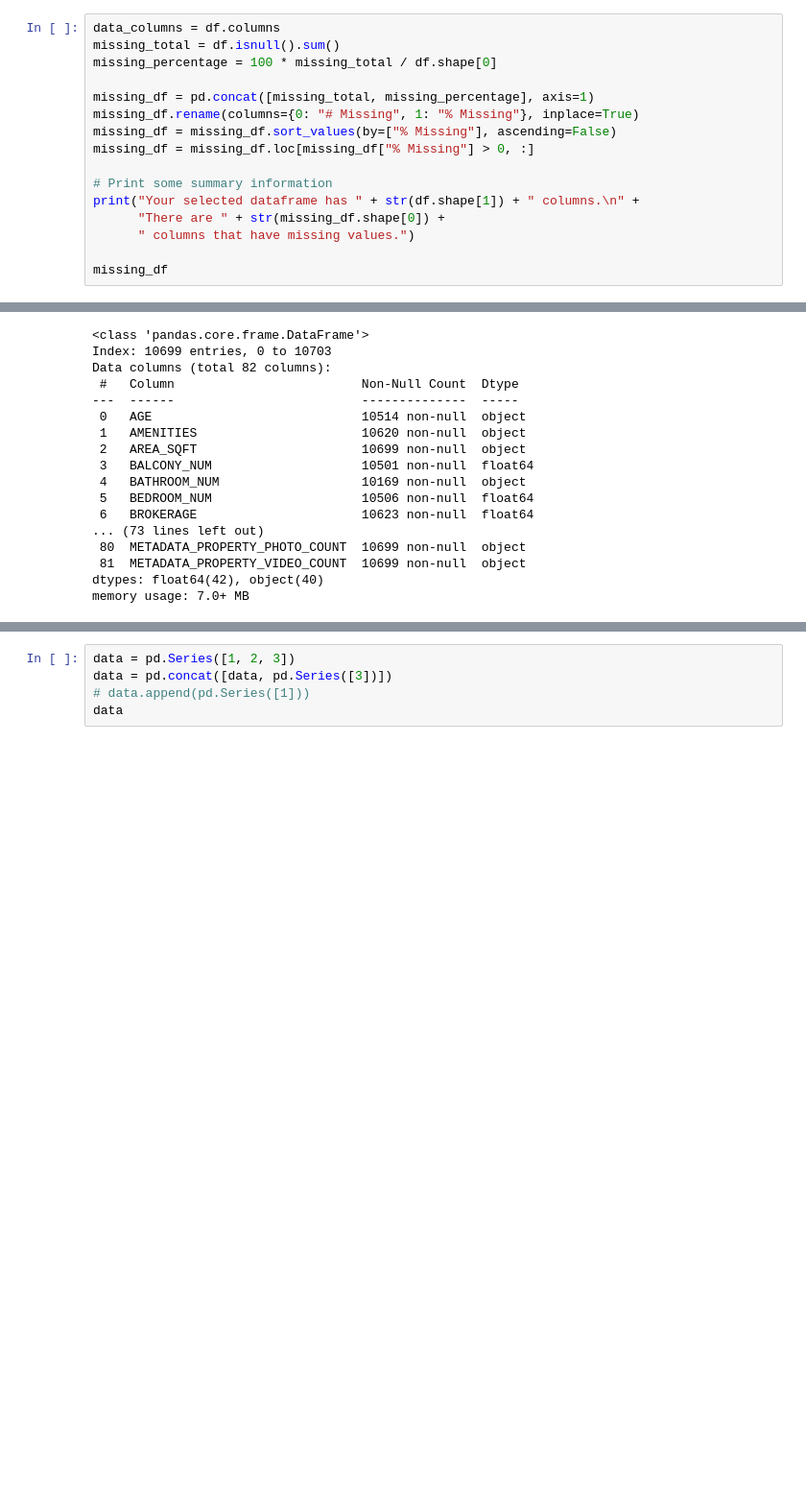
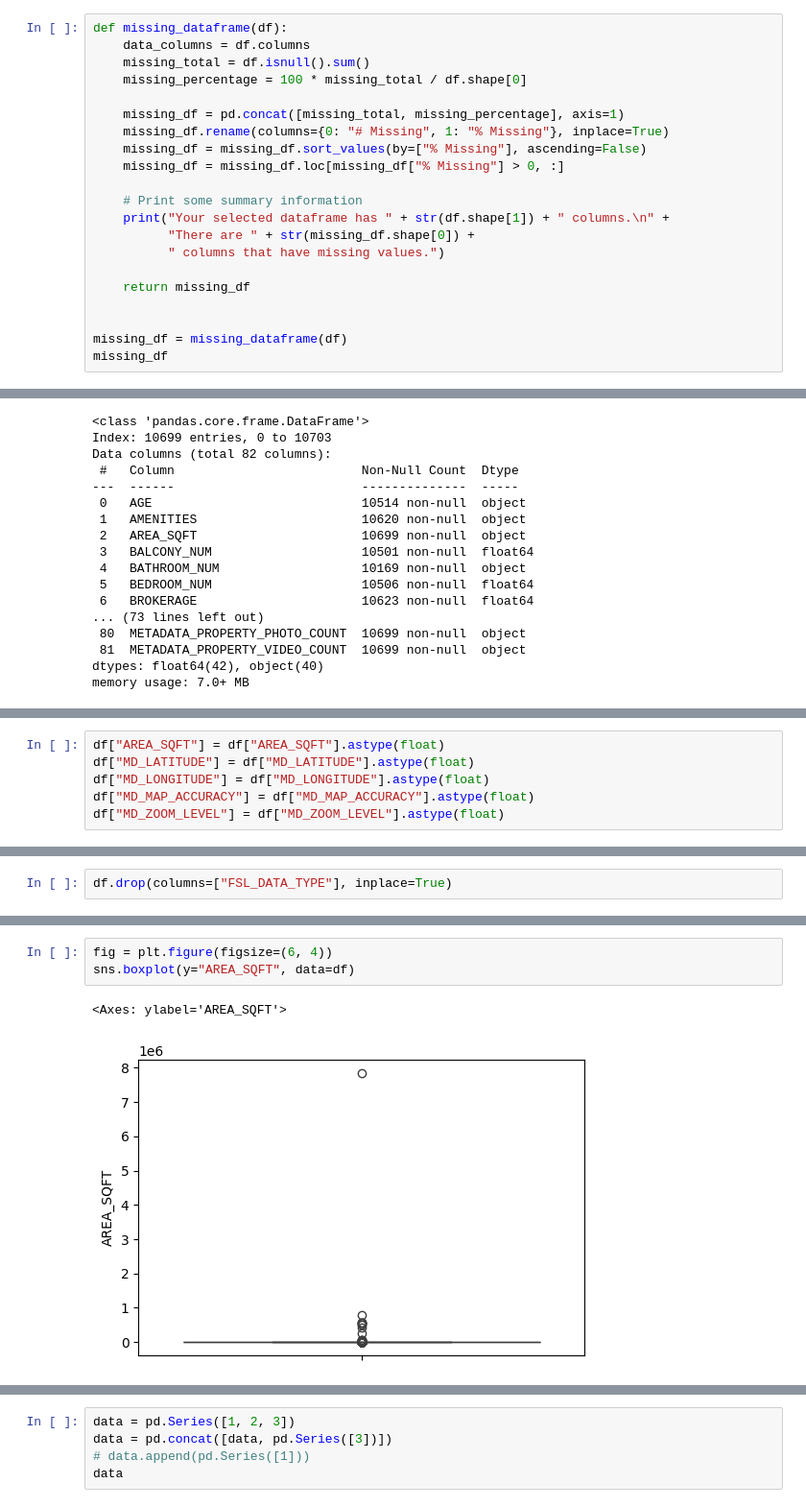
Before and after one commit to bolexyro/India-Property-Price-Prediction, a Jupyter notebook: Notebooks/main.ipynb, the cells around one changed output, grey strips where cells are left out. Shown at 96% size. Saved outputs shown, nothing was run; the diff lists cells and outputs as text; blank space fills up the shorter version.

Commit message:
Did more cleaning and a bit of visualization.

```diff
--- a/Notebooks/main.ipynb
+++ b/Notebooks/main.ipynb
@@ -61,20 +61,25 @@ QUALITY_SCORE                   10702
 FURNISHING_ATTRIBUTES           10702
 Length: 67, dtype: int64
 # %%
-data_columns = df.columns
-missing_total = df.isnull().sum()
-missing_percentage = 100 * missing_total / df.shape[0]
+def missing_dataframe(df):
+    data_columns = df.columns
+    missing_total = df.isnull().sum()
+    missing_percentage = 100 * missing_total / df.shape[0]
 
-missing_df = pd.concat([missing_total, missing_percentage], axis=1)
-missing_df.rename(columns={0: "# Missing", 1: "% Missing"}, inplace=True)
-missing_df = missing_df.sort_values(by=["% Missing"], ascending=False)
-missing_df = missing_df.loc[missing_df["% Missing"] > 0, :]
+    missing_df = pd.concat([missing_total, missing_percentage], axis=1)
+    missing_df.rename(columns={0: "# Missing", 1: "% Missing"}, inplace=True)
+    missing_df = missing_df.sort_values(by=["% Missing"], ascending=False)
+    missing_df = missing_df.loc[missing_df["% Missing"] > 0, :]
 
-# Print some summary information
-print("Your selected dataframe has " + str(df.shape[1]) + " columns.\n" +
-      "There are " + str(missing_df.shape[0]) +
-      " columns that have missing values.")
+    # Print some summary information
+    print("Your selected dataframe has " + str(df.shape[1]) + " columns.\n" +
+          "There are " + str(missing_df.shape[0]) +
+          " columns that have missing values.")
 
+    return missing_df
+
+
+missing_df = missing_dataframe(df)
 missing_df
 # %% [output]
 Your selected dataframe has 67 columns.
@@ -1431,0 +1452,6 @@ memory usage: 7.0+ MB
+# %%
+df["AREA_SQFT"] = df["AREA_SQFT"].astype(float)
+df["MD_LATITUDE"] = df["MD_LATITUDE"].astype(float)
+df["MD_LONGITUDE"] = df["MD_LONGITUDE"].astype(float)
+df["MD_MAP_ACCURACY"] = df["MD_MAP_ACCURACY"].astype(float)
+df["MD_ZOOM_LEVEL"] = df["MD_ZOOM_LEVEL"].astype(float)
@@ -1431,0 +1567,2 @@ memory usage: 7.0+ MB
+# %%
+df.drop(columns=["FSL_DATA_TYPE"], inplace=True)
@@ -1431,0 +1595,6 @@ memory usage: 7.0+ MB
+# %%
+fig = plt.figure(figsize=(6, 4))
+sns.boxplot(y="AREA_SQFT", data=df)
+# %% [output]
+<Axes: ylabel='AREA_SQFT'>
+[figure, added]
```
Also changed, not shown: parts of 51 cells of this notebook, 2 other files.
